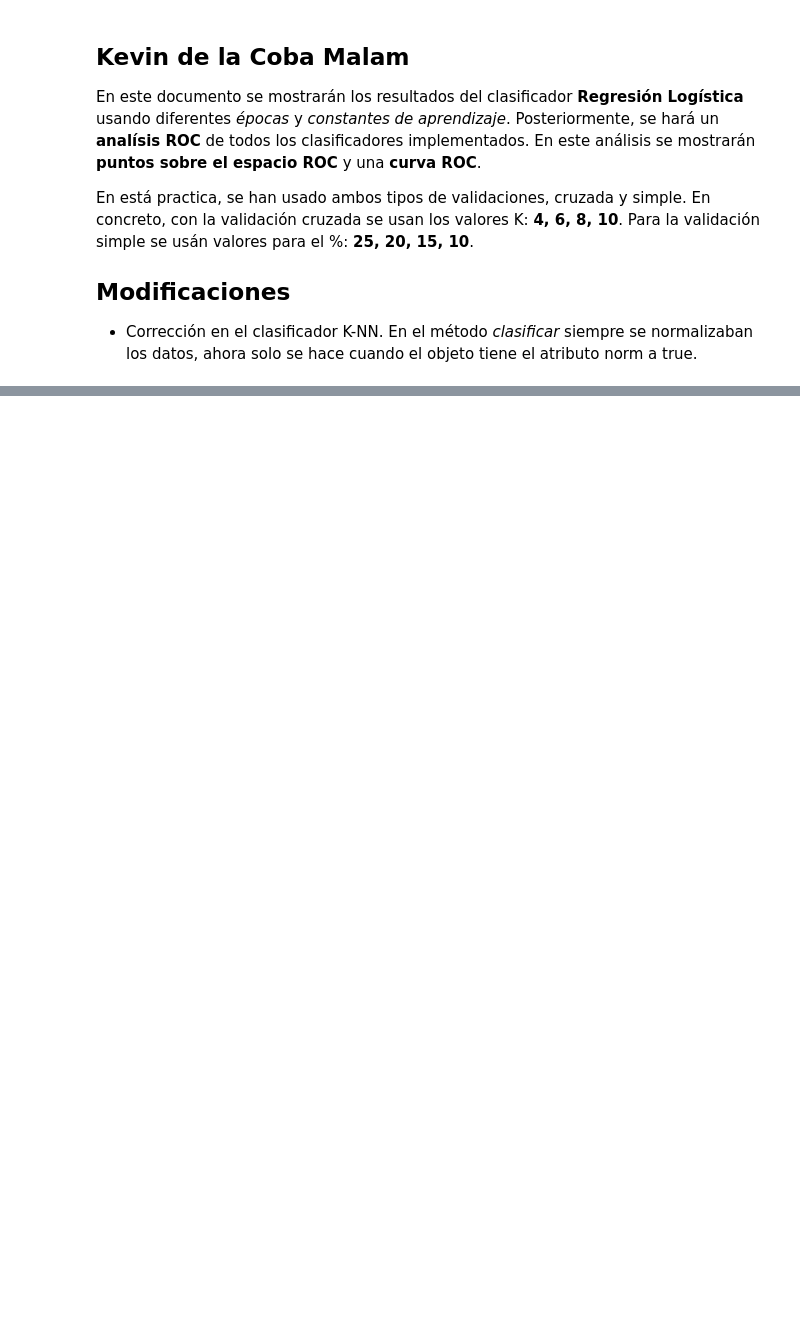
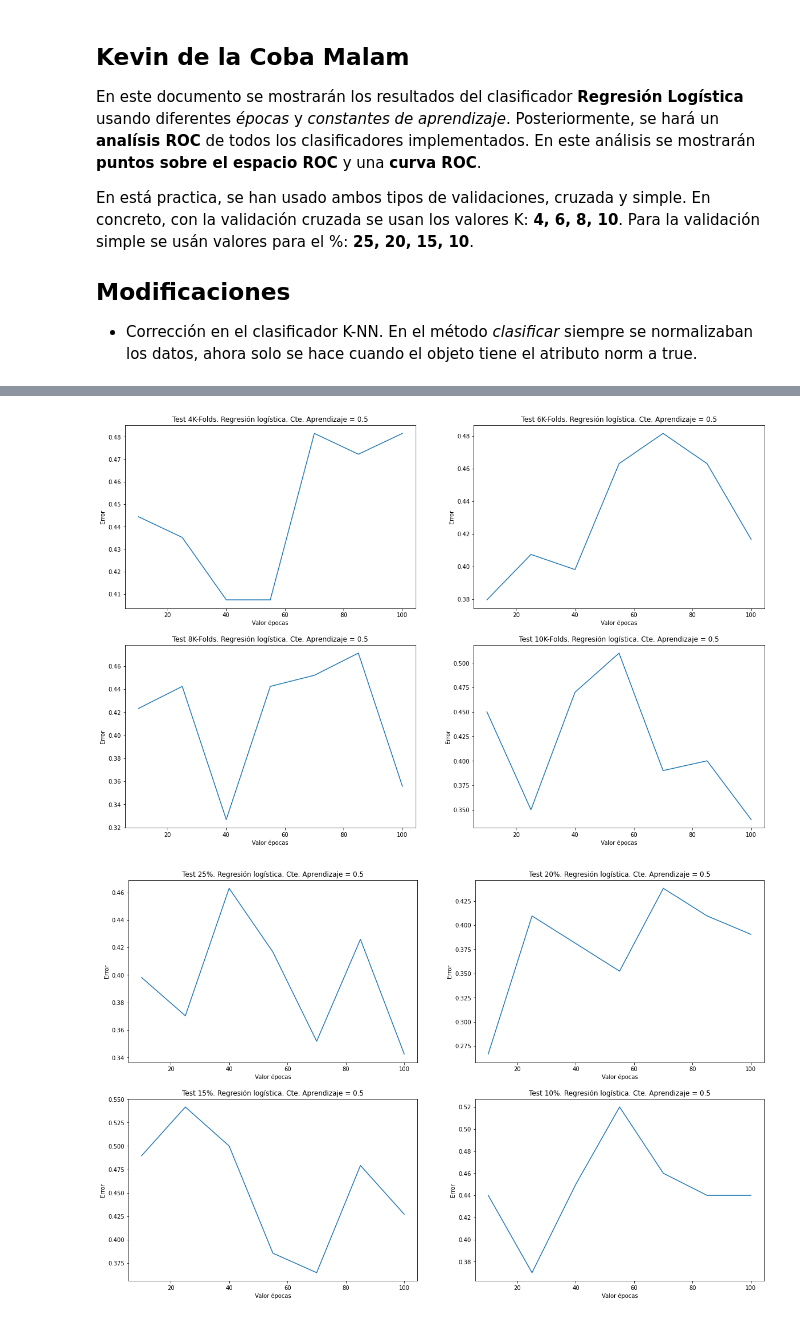
Before and after one commit to kecoma1/FAA, a Jupyter notebook: LAB_4/Memoria.ipynb, the cells around one changed output, grey strips where cells are left out. Cells and saved outputs as stored; diff of their text form; code cells hidden in the pictures; blank space fills up the shorter version.

```diff
--- a/LAB_4/Memoria.ipynb
+++ b/LAB_4/Memoria.ipynb
@@ -43,2 +53,6 @@ Validación Cruzada K-Folds=8                    0.442308                0.25000
 # %%
-utils.plot_epoch(errorMedioPimaVC, 2.0, False)
+utils.plot_epoch(errorMedioPimaVC, 0.5, False)
+utils.plot_epoch(errorMedioPimaVS, 0.5, True)
+# %% [output]
+[figure, added]
+[figure, added]
```
Also changed, not shown: parts of 36 cells of this notebook, 2 other files.
